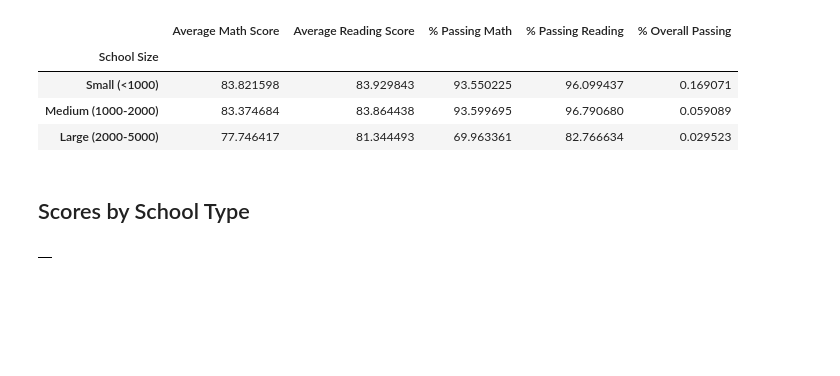
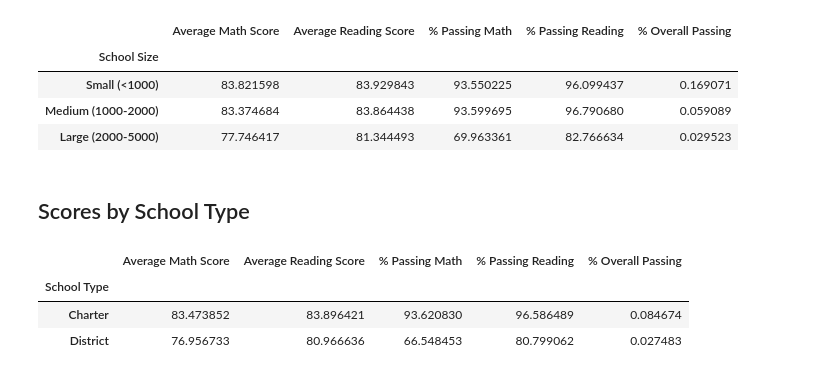
Before and after one commit to karenjmagat/PandasPandas, a Jupyter notebook: Pandas-Challenge/PyCitySchools/PyCitySchools_KM.ipynb, the cells around one changed output. Saved outputs shown, nothing was run; the diff lists cells and outputs as text; code cells hidden in the pictures; blank space fills up the shorter version.

```diff
--- a/Pandas-Challenge/PyCitySchools/PyCitySchools_KM.ipynb
+++ b/Pandas-Challenge/PyCitySchools/PyCitySchools_KM.ipynb
@@ -458,16 +458,19 @@ average_percent_overall_passing_by_type = per_school_summary.groupby(["School Ty
 # %%
 # Assemble the new data by type into a DataFrame called `type_summary`
 type_summary = pd.DataFrame(
 {
     "Average Math Score": average_math_score_by_type,
     "Average Reading Score": average_reading_score_by_type,
     "% Passing Math": average_percent_passing_math_by_type,
     "% Passing Reading": average_percent_passing_reading_by_type,
-    "% Overall Passing": overall_passing_spending
+    "% Overall Passing": average_percent_overall_passing_by_type
 
 })
 
 # Display results
 type_summary
 # %% [output]
-|  |
+|  | Average Math Score | Average Reading Score | % Passing Math | % Passing Reading | % Overall Passing |
+| School Type |  |  |  |  |  |
+| Charter | 83.473852 | 83.896421 | 93.620830 | 96.586489 | 0.084674 |
+| District | 76.956733 | 80.966636 | 66.548453 | 80.799062 | 0.027483 |
```
